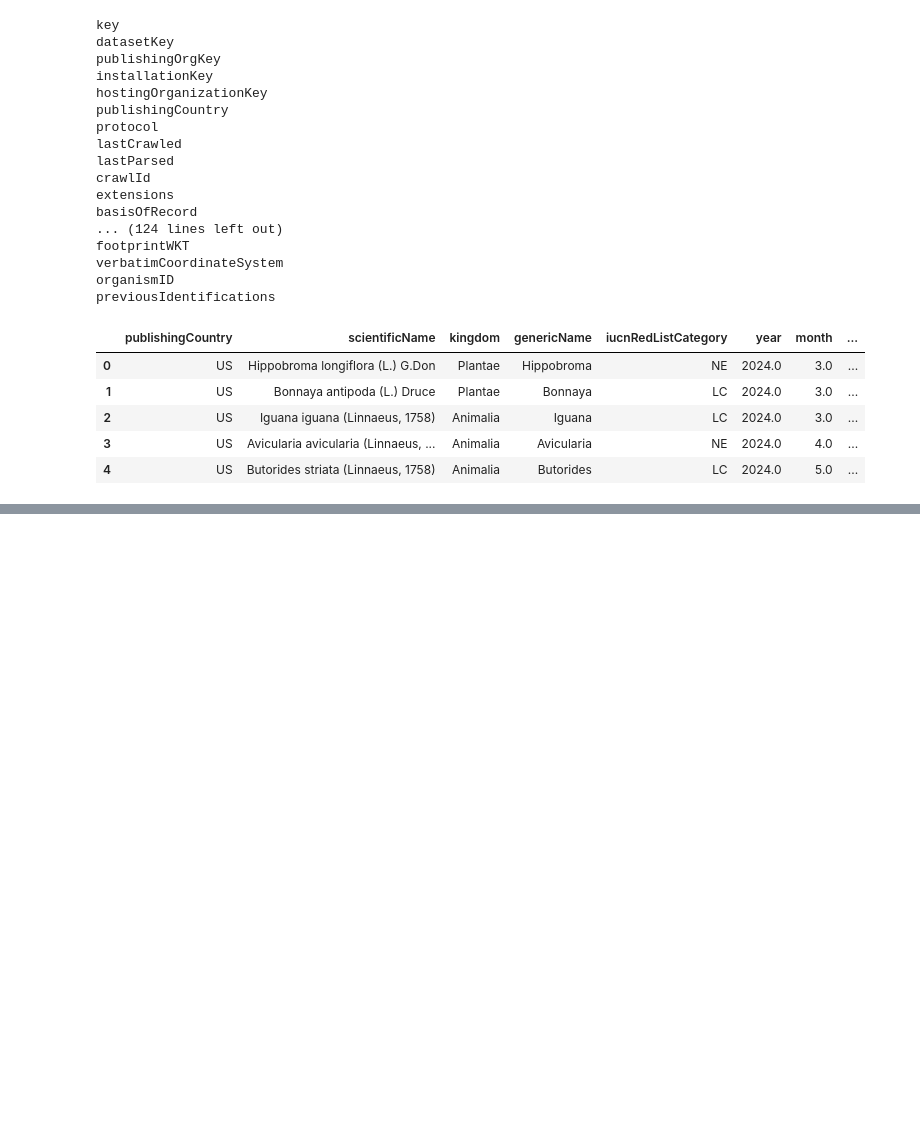
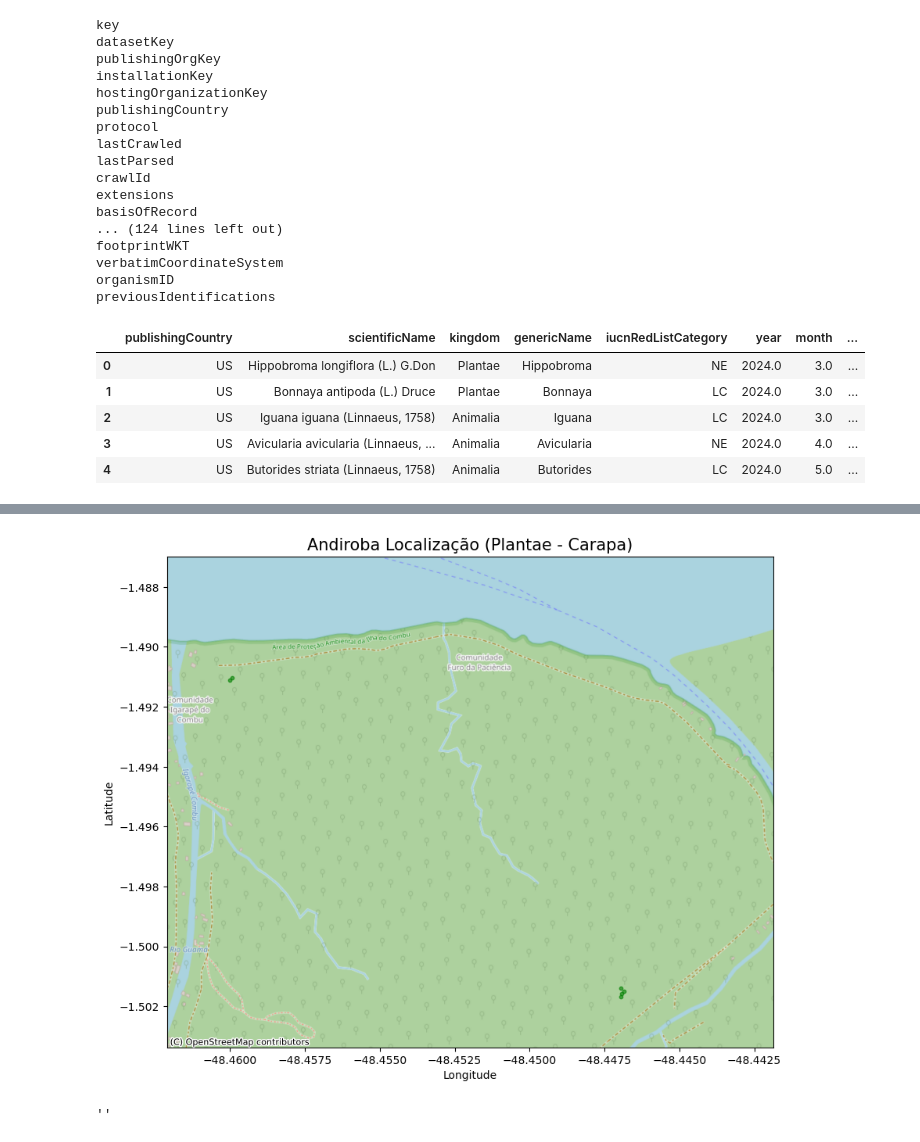
Before and after one commit to DaviMacielCavalcante/analise-de-dados-de-coleta-de-especimes-no-combu, a Jupyter notebook: script.ipynb, the cells around one changed output, grey strips where cells are left out. Drawn from its saved outputs; the diff is of its cells as text; code cells hidden in the pictures; blank space fills up the shorter version.

```diff
--- a/script.ipynb
+++ b/script.ipynb
@@ -156,0 +190,32 @@ plt.show()
+# %%
+andiroba_df = df[df['scientificName']=='Carapa guianensis Aubl.']
+# Convert latitude and longitude into points
+andiroba_geometry = [Point(xy) for xy in zip(andiroba_df['decimalLongitude'], andiroba_df['decimalLatitude'])]
+andiroba_geo_df = gpd.GeoDataFrame(andiroba_df, geometry=andiroba_geometry, crs="EPSG:4326")
+
+# Plot the filtered GeoDataFrame
+fig, ax = plt.subplots(figsize=(10, 10))
+
+# Plot points
+andiroba_geo_df.plot(ax=ax, markersize=10, color='green', alpha=0.6)
+
+# Get the current plot limits and expand them to zoom out a bit
+xmin, xmax = ax.get_xlim()
+ymin, ymax = ax.get_ylim()
+
+# Expand the limits by 10% to zoom out
+ax.set_xlim(xmin - (xmax - xmin) * 0.1, xmax + (xmax - xmin) * 0.3)
+ax.set_ylim(ymin - (ymax - ymin) * 0.1, ymax + (ymax - ymin) * 0.3)
+
+# Add a basemap for geographic context
+cx.add_basemap(ax, crs=andiroba_geo_df.crs.to_string(), source=cx.providers.OpenStreetMap.Mapnik)
+
+# Set titles and labels
+ax.set_title('Andiroba Localização (Plantae - Carapa)', fontsize=15)
+plt.xlabel('Longitude')
+plt.ylabel('Latitude')
+
+# Show the plot
+plt.savefig('Analise-pontos-andiroba.png', dpi=400, bbox_inches='tight');
+# %% [output]
+[figure, added]
@@ -156,0 +242,22 @@ plt.show()
+# %%
+# Adicione um descritivo de texto
+pdf.set_font('Arial', size=12)
+
+texto = """
+Esse relatório refere-se ao cenário de operação de crédito,
+solicitada por estados, Distrito Federal e municípios.
+"""
+pdf.multi_cell(0, 5, texto)
+pdf.image('Analise-por-reino.png', x=10, y=pdf.get_y() + 5, w=185)
+
+pdf.image('Analise-pontos-açaí.png', x=10, y=pdf.get_y() + 120, w=185)
+
+# Pagina 2
+pdf.add_page()
+pdf.image('Analise-pontos-andiroba.png', x=10, y=pdf.get_y() + 10, w=185)
+
+# Salve o PDF em um arquivo
+pdf_file = "Material.pdf"
+pdf.output(pdf_file)
+# %% [output]
+''
```
Also changed, not shown: parts of 11 cells of this notebook.
